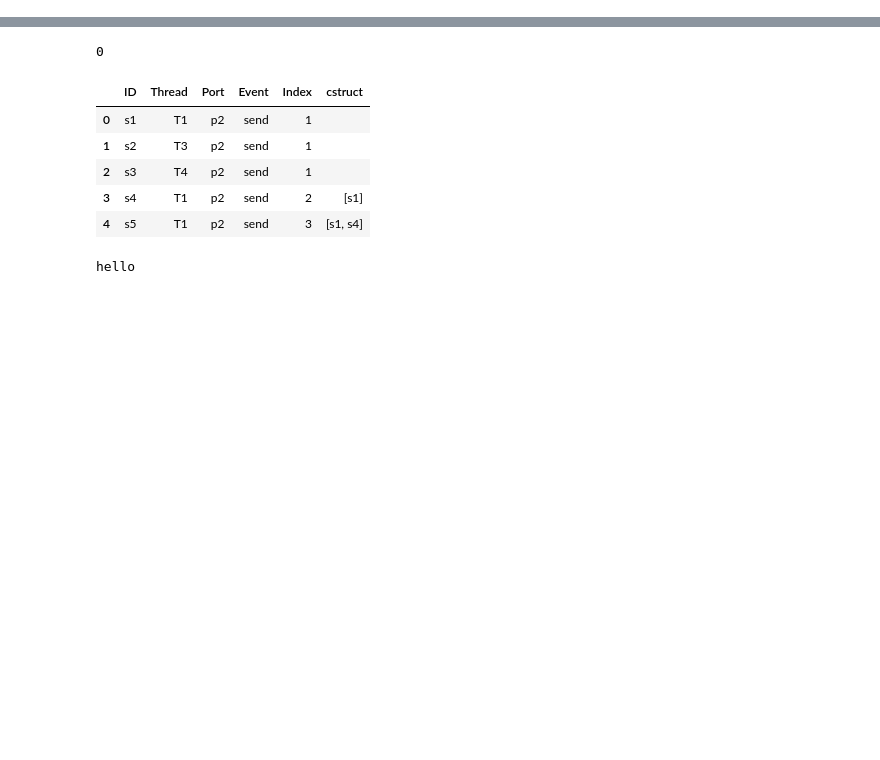
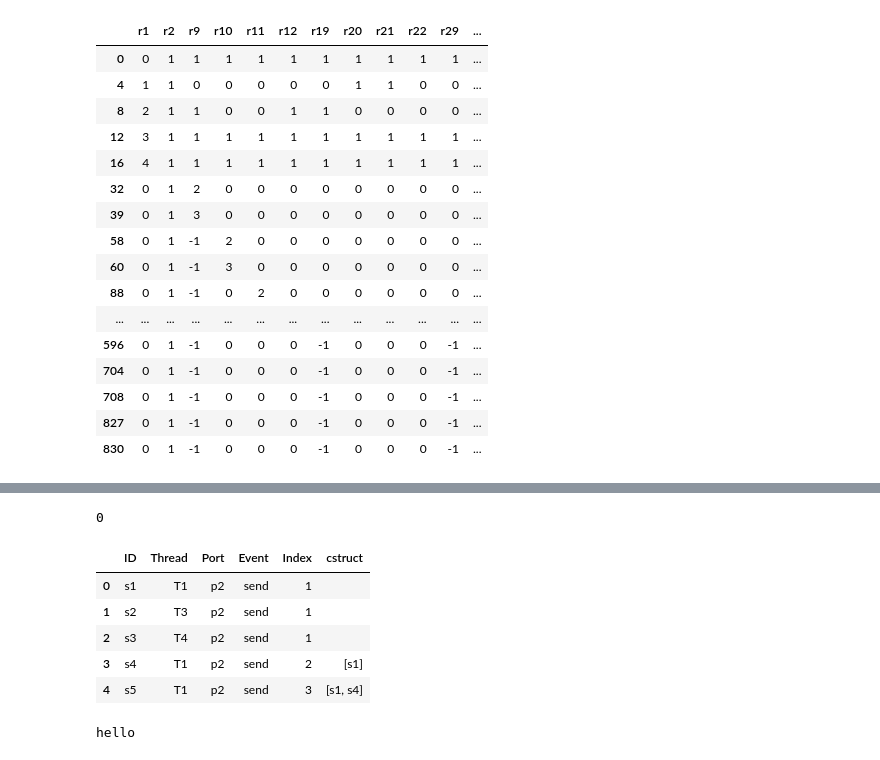
Before and after one commit to fswu0831/RTOS_sample_Algorithm, a Jupyter notebook: pro_env.ipynb, the cells around one changed output, grey strips where cells are left out. Cells and saved outputs as stored; diff of their text form; code cells hidden in the pictures; blank space fills up the shorter version.

```diff
--- a/pro_env.ipynb
+++ b/pro_env.ipynb
@@ -44,12 +44,12 @@ for file in tqdm(range(len(recv_files))):
     Qr=[pd.DataFrame({})]
     Qr[0]=pd.read_csv(RECEIVE_SHEET_NAME,names=heading)
     Qs[0]=pd.read_csv(SEND_SHEET_NAME,names=heading)
-    init.delete_diff(Qr,Qs)
-    Qr[0]=init.init(Qr[0],'r')
-    Qs[0]=init.init(Qs[0],'s')
-    df_unique=init.append_unique(Qr,Qs)
-    Qr_unique=df_unique['Qr']
-    Qs_unique=df_unique['Qs']
+
+    init_tables=init.init_main(Qr,Qs)
+    Qr=init_tables['Qr']
+    Qs=init_tables['Qs']
+    Qr_unique=init_tables['Qr_unique']
+    Qs_unique=init_tables['Qs_unique']
 
     for way in range(2):
         if way==0:
@@ -78,14 +78,14 @@ for file in tqdm(range(len(recv_files))):
         race_set=race.creating_race_set(Qr,Qs,Qs_unique,race_set,combination)
         elapsed_time = time.time() - start
         print ("\nCreating race set took:{:.4g}".format(elapsed_time) + "[sec]")
-        pprint.pprint((race_set))
+        #pprint.pprint((race_set))
 
 
         start = time.time()
         print("Creating race table",end='')
         table=tb.construct_race_table(Qs,Qr,race_set,t_way)
         if t_way>1:
-            table=tb.expand_table(Qr,race_set,table,t_way)
+            table=tb.expand_table(Qr,Qs,race_set,table,t_way)
         elapsed_time = time.time() - start
         print ("\nCreating race table took:{:.4g}".format(elapsed_time) + "[sec]")
         table=table.astype('int64')
@@ -98,12 +98,12 @@ for file in tqdm(range(len(recv_files))):
         Qs=results['send']
         elapsed_time = time.time() - start
         print ("Creating test case took:{:.4g}".format(elapsed_time) + "[sec]")
-        print('The number of Test Case is {}.'.format(len(table)))
+        print('The number of Test Case is {}.'.format(len(Qr)))
 
 
         evaluation=ev.evaluate(Qr,Qs)
         Q=pd.concat([Qs[0],Qr[0]]).sort_index()
-
+        display(table)
         if way==0:
             pre_results=pre_results.append(evaluation,ignore_index=True)
         elif way==1:
@@ -244,0 +209,2 @@ for i in range(len(Qs[0])):
+# %%
+pd.set_option('display.max_rows', 900)
@@ -244,0 +225,20 @@ for i in range(len(Qs[0])):
+# %%
+table[table['r2']==1]
+# %% [output]
+|  | r1 | r2 | r9 | r10 | r11 | r12 | r19 | r20 | r21 | r22 | r29 | ... |
+| 0 | 0 | 1 | 1 | 1 | 1 | 1 | 1 | 1 | 1 | 1 | 1 | ... |
+| 4 | 1 | 1 | 0 | 0 | 0 | 0 | 0 | 1 | 1 | 0 | 0 | ... |
+| 8 | 2 | 1 | 1 | 0 | 0 | 1 | 1 | 0 | 0 | 0 | 0 | ... |
+| 12 | 3 | 1 | 1 | 1 | 1 | 1 | 1 | 1 | 1 | 1 | 1 | ... |
+| 16 | 4 | 1 | 1 | 1 | 1 | 1 | 1 | 1 | 1 | 1 | 1 | ... |
+| 32 | 0 | 1 | 2 | 0 | 0 | 0 | 0 | 0 | 0 | 0 | 0 | ... |
+| 39 | 0 | 1 | 3 | 0 | 0 | 0 | 0 | 0 | 0 | 0 | 0 | ... |
+| 58 | 0 | 1 | -1 | 2 | 0 | 0 | 0 | 0 | 0 | 0 | 0 | ... |
+| 60 | 0 | 1 | -1 | 3 | 0 | 0 | 0 | 0 | 0 | 0 | 0 | ... |
+| 88 | 0 | 1 | -1 | 0 | 2 | 0 | 0 | 0 | 0 | 0 | 0 | ... |
+| ... | ... | ... | ... | ... | ... | ... | ... | ... | ... | ... | ... | ... |
+| 596 | 0 | 1 | -1 | 0 | 0 | 0 | -1 | 0 | 0 | 0 | -1 | ... |
+| 704 | 0 | 1 | -1 | 0 | 0 | 0 | -1 | 0 | 0 | 0 | -1 | ... |
+| 708 | 0 | 1 | -1 | 0 | 0 | 0 | -1 | 0 | 0 | 0 | -1 | ... |
+| 827 | 0 | 1 | -1 | 0 | 0 | 0 | -1 | 0 | 0 | 0 | -1 | ... |
+| 830 | 0 | 1 | -1 | 0 | 0 | 0 | -1 | 0 | 0 | 0 | -1 | ... |
```
Also changed, not shown: parts of 19 cells of this notebook, 8 other files.
